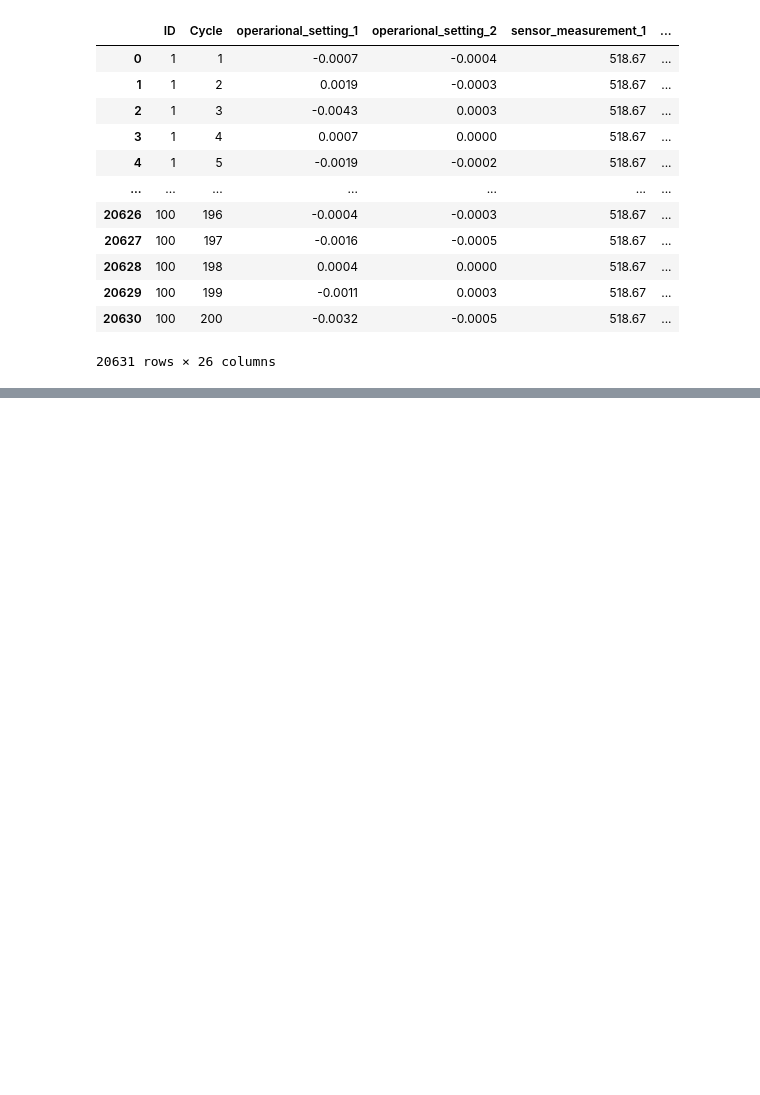
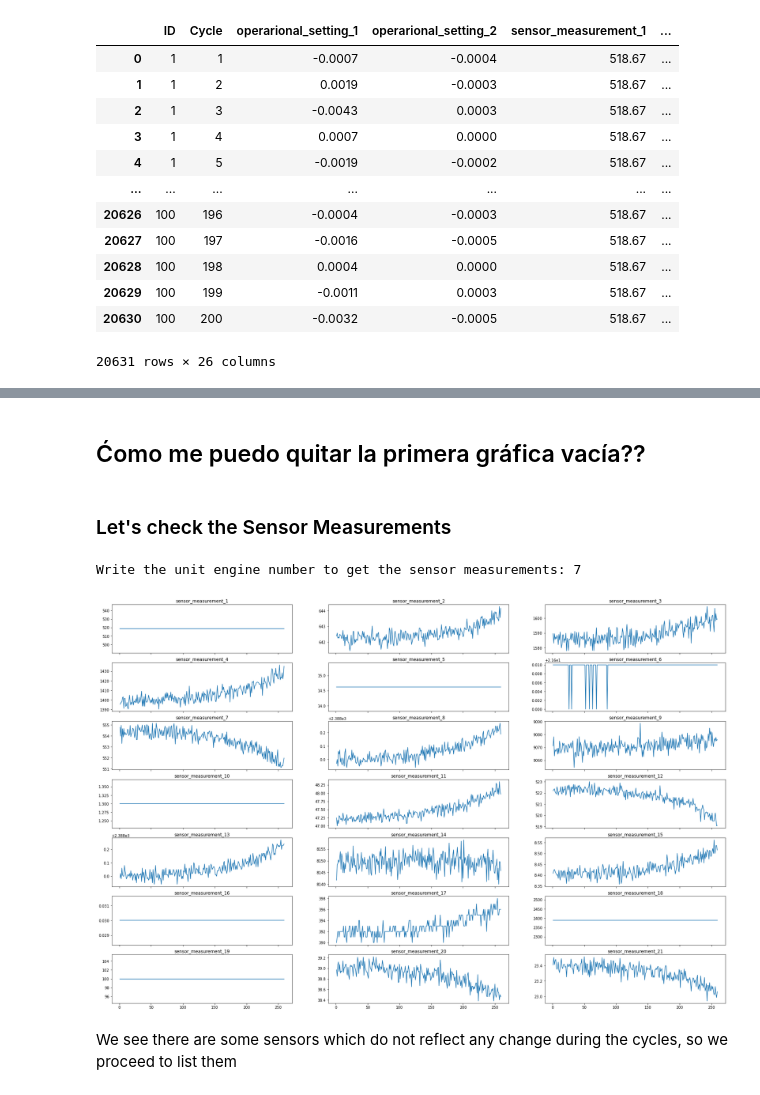
Before and after one commit to LorenzoCastroDS/TFM, a Jupyter notebook: Engine Prognosis Modelling.ipynb, the cells around one changed output, grey strips where cells are left out. Cells and saved outputs as stored; diff of their text form; code cells hidden in the pictures; blank space fills up the shorter version.

```diff
--- a/Engine Prognosis Modelling.ipynb
+++ b/Engine Prognosis Modelling.ipynb
@@ -345,0 +351,23 @@ TypeError: 'Figure' object is not subscriptable
+# %% [markdown]
+## Ćomo me puedo quitar la primera gráfica vacía??
+# %% [markdown]
+### Let's check the Sensor Measurements
+# %%
+fig,ax=plt.subplots(7,3,figsize=(30,20),sharex=True)
+
+unit = input("Write the unit engine number to get the sensor measurements: ")
+df_unit = df_train_1.query("ID==@unit")
+
+contador = 0
+for i in range(0,7):
+    for j in range(0,3):
+        ax[i,j].plot(df_unit["Cycle"], df_unit['sensor_measurement_'+str(contador+1)])
+        ax[i,j].set_title('sensor_measurement_'+str(contador+1))
+        contador+=1
+
+plt.show()
+# %% [output]
+Write the unit engine number to get the sensor measurements: 7
+[figure, added]
+# %% [markdown]
+We see there are some sensors which do not reflect any change during the cycles, so we proceed to list them
```
Also changed, not shown: parts of 31 cells of this notebook.
